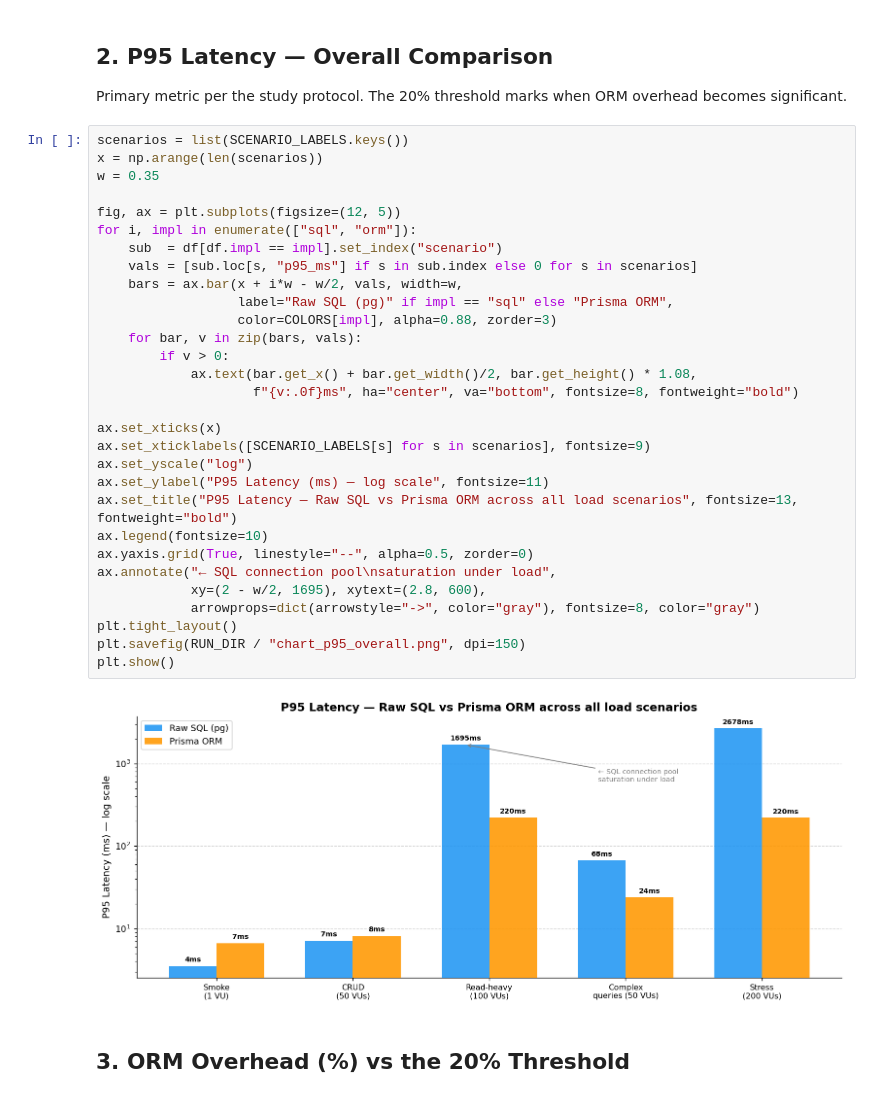
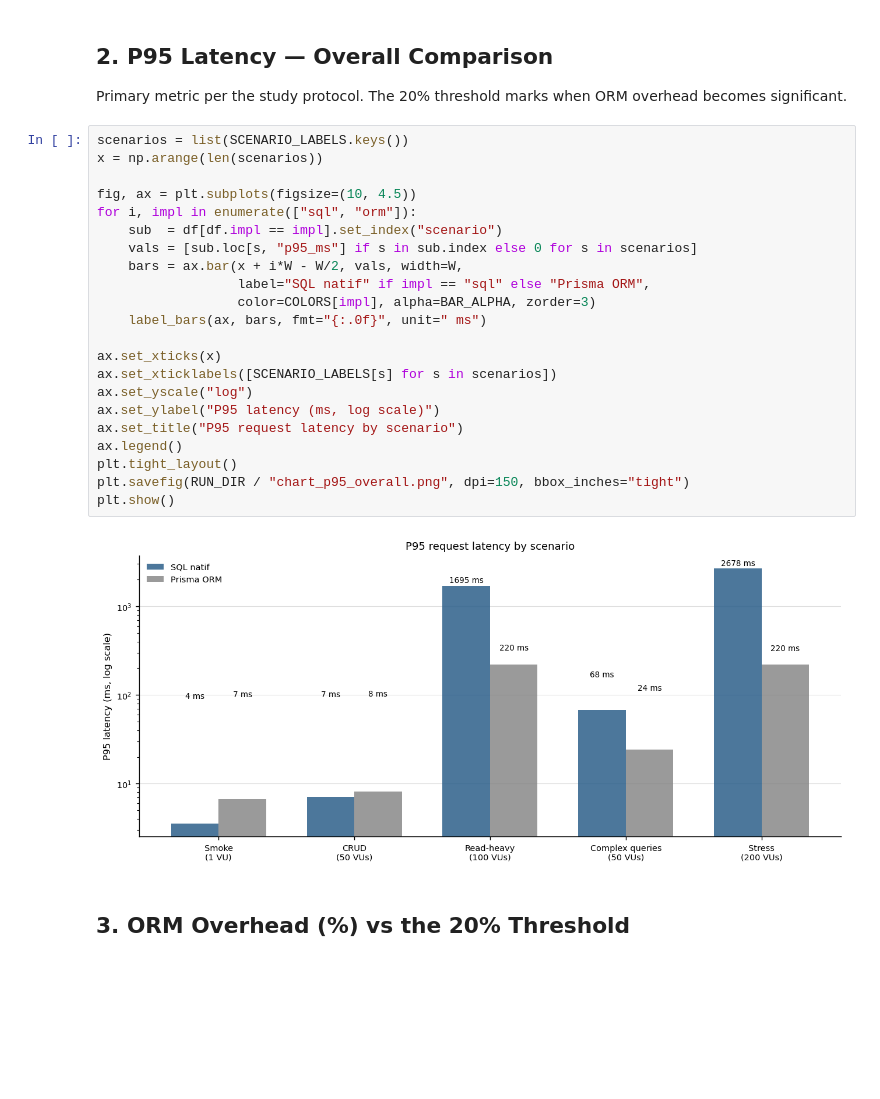
Before and after one commit to Nej-ma/orm-vs-sql-benchmark, a Jupyter notebook: analysis.ipynb, the cells around one changed output. Saved outputs shown, nothing was run; the diff lists cells and outputs as text; blank space fills up the shorter version.

```diff
--- a/analysis.ipynb
+++ b/analysis.ipynb
@@ -98,35 +134,27 @@ Primary metric per the study protocol. The 20% threshold marks when ORM overhead
 # %%
 scenarios = list(SCENARIO_LABELS.keys())
 x = np.arange(len(scenarios))
-w = 0.35
 
-fig, ax = plt.subplots(figsize=(12, 5))
+fig, ax = plt.subplots(figsize=(10, 4.5))
 for i, impl in enumerate(["sql", "orm"]):
     sub  = df[df.impl == impl].set_index("scenario")
     vals = [sub.loc[s, "p95_ms"] if s in sub.index else 0 for s in scenarios]
-    bars = ax.bar(x + i*w - w/2, vals, width=w,
-                  label="Raw SQL (pg)" if impl == "sql" else "Prisma ORM",
-                  color=COLORS[impl], alpha=0.88, zorder=3)
-    for bar, v in zip(bars, vals):
-        if v > 0:
-            ax.text(bar.get_x() + bar.get_width()/2, bar.get_height() * 1.08,
-                    f"{v:.0f}ms", ha="center", va="bottom", fontsize=8, fontweight="bold")
+    bars = ax.bar(x + i*W - W/2, vals, width=W,
+                  label="SQL natif" if impl == "sql" else "Prisma ORM",
+                  color=COLORS[impl], alpha=BAR_ALPHA, zorder=3)
+    label_bars(ax, bars, fmt="{:.0f}", unit=" ms")
 
 ax.set_xticks(x)
-ax.set_xticklabels([SCENARIO_LABELS[s] for s in scenarios], fontsize=9)
+ax.set_xticklabels([SCENARIO_LABELS[s] for s in scenarios])
 ax.set_yscale("log")
-ax.set_ylabel("P95 Latency (ms) — log scale", fontsize=11)
-ax.set_title("P95 Latency — Raw SQL vs Prisma ORM across all load scenarios", fontsize=13, fontweight="bold")
-ax.legend(fontsize=10)
-ax.yaxis.grid(True, linestyle="--", alpha=0.5, zorder=0)
-ax.annotate("← SQL connection pool\nsaturation under load",
-            xy=(2 - w/2, 1695), xytext=(2.8, 600),
-            arrowprops=dict(arrowstyle="->", color="gray"), fontsize=8, color="gray")
+ax.set_ylabel("P95 latency (ms, log scale)")
+ax.set_title("P95 request latency by scenario")
+ax.legend()
 plt.tight_layout()
-plt.savefig(RUN_DIR / "chart_p95_overall.png", dpi=150)
+plt.savefig(RUN_DIR / "chart_p95_overall.png", dpi=150, bbox_inches="tight")
 plt.show()
 # %% [output]
-[figure, old version]
+[figure, new version]
 # %% [markdown]
 ## 3. ORM Overhead (%) vs the 20% Threshold
 # %%
```
Also changed, not shown: parts of 10 cells of this notebook, 11 other files.
